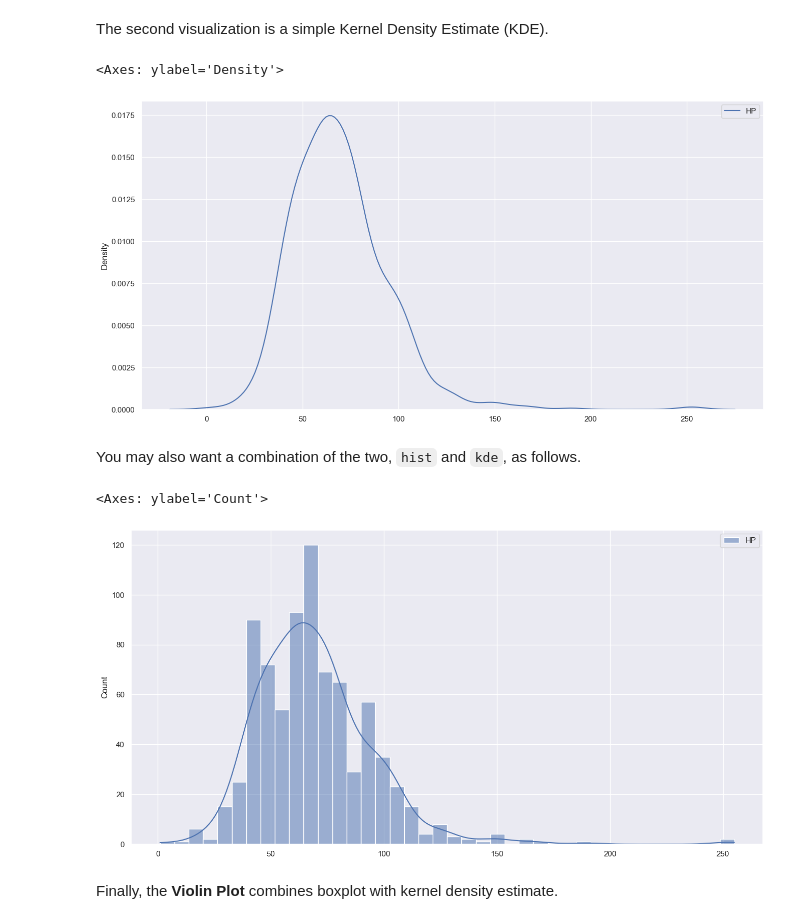
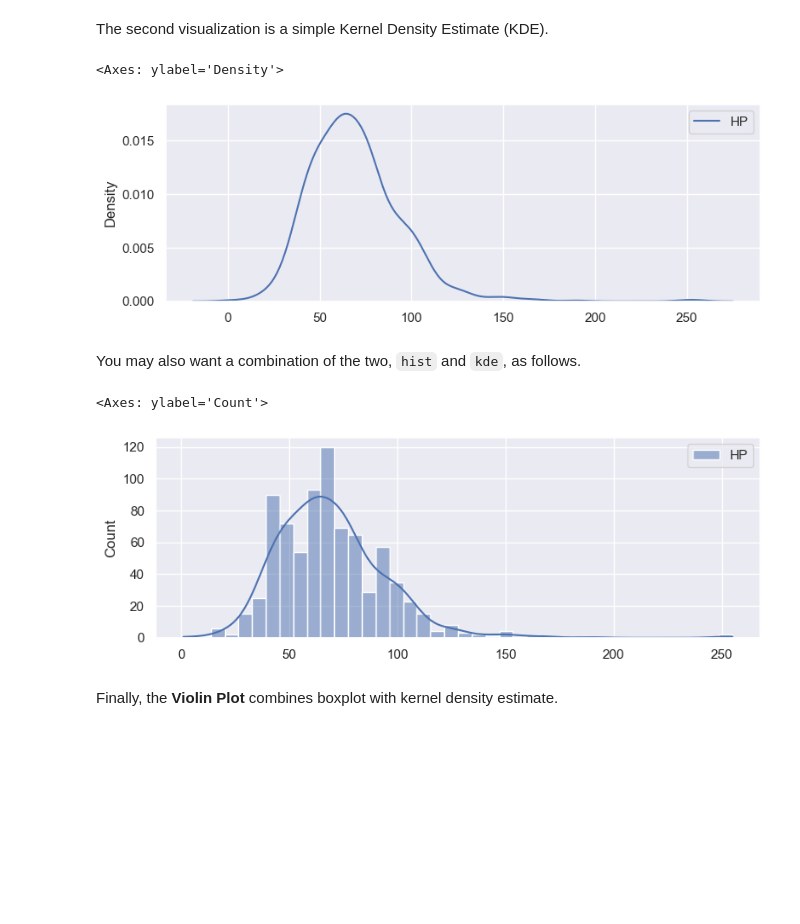
Before and after one commit to itsjunwei/IE0005-2026, a Jupyter notebook: Week3/M2 BasicStatistics.ipynb, the cells around one changed output. Saved outputs shown, nothing was run; the diff lists cells and outputs as text; code cells hidden in the pictures; blank space fills up the shorter version.

```diff
--- a/Week3/M2 BasicStatistics.ipynb
+++ b/Week3/M2 BasicStatistics.ipynb
@@ -180,13 +180,13 @@ The second visualization is a simple Kernel Density Estimate (KDE).
 # %%
 """
 Think of this as a smoothed histogram --> estimates the probability of a data point occuring
 Useful for seeing the shape of the distribution without the "block" nature of histograms
 """
-f = plt.figure(figsize=(16, 8))
+f = plt.figure(figsize=(9, 3))
 sb.kdeplot(data = hp)
 # %% [output]
 <Axes: ylabel='Density'>
-[figure, old version]
+[figure, new version]
 # %% [markdown]
 You may also want a combination of the two, `hist` and `kde`, as follows.
 # %%
@@ -194,11 +194,11 @@ You may also want a combination of the two, `hist` and `kde`, as follows.
 Bars: Show actual counts (reality)
 Line: Shows the trend/shape (theory)
 """
-f = plt.figure(figsize=(16, 8))
+f = plt.figure(figsize=(9, 3))
 sb.histplot(data = hp, kde = True)
 # %% [output]
 <Axes: ylabel='Count'>
-[figure, old version]
+[figure, new version]
 # %% [markdown]
 Finally, the **Violin Plot** combines boxplot with kernel density estimate.
 # %%
```
Also changed, not shown: parts of 10 cells of this notebook, 2 other files.
